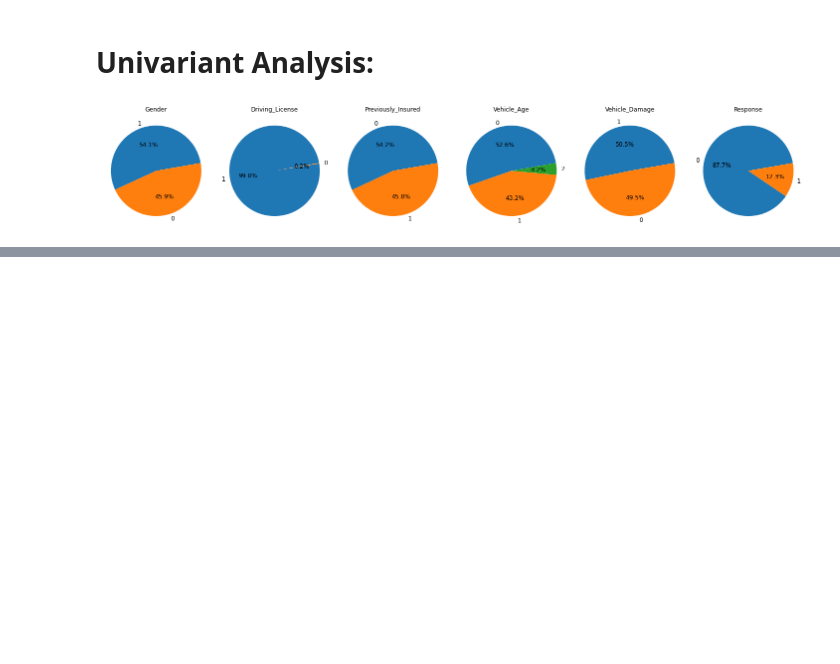
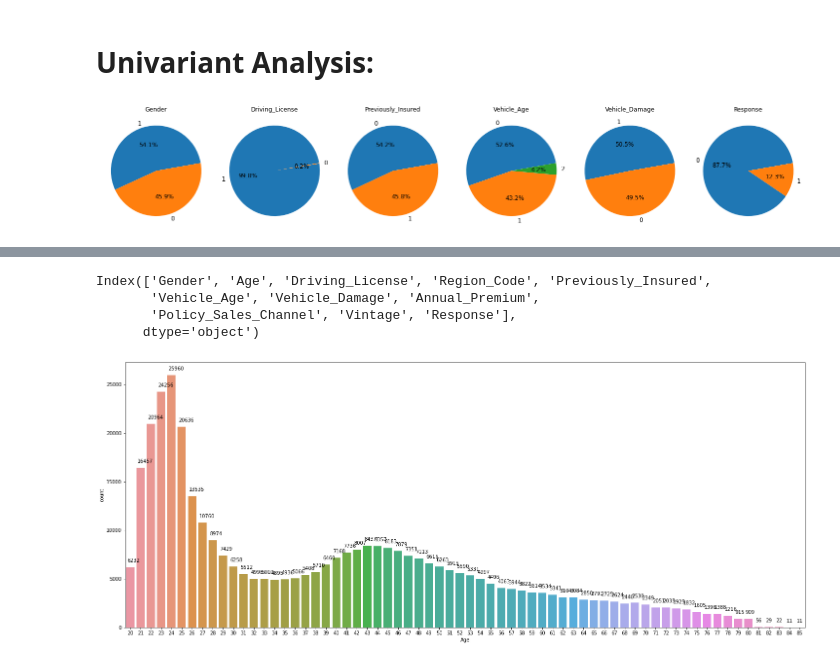
Before and after one commit to 143biswajit/HEALTH-INSURANCE-CROSS-SELL-PREDICTION, a Jupyter notebook: HEALTH_INSURANCE_CROSS_SELL_PREDICTION.ipynb, the cells around one changed output, grey strips where cells are left out. Cells and saved outputs as stored; diff of their text form; code cells hidden in the pictures; blank space fills up the shorter version.

```diff
--- a/HEALTH_INSURANCE_CROSS_SELL_PREDICTION.ipynb
+++ b/HEALTH_INSURANCE_CROSS_SELL_PREDICTION.ipynb
@@ -362,0 +374,15 @@ for i, c in enumerate(df[categorical_data]):
+# %%
+df.columns
+# %% [output]
+Index(['Gender', 'Age', 'Driving_License', 'Region_Code', 'Previously_Insured',
+       'Vehicle_Age', 'Vehicle_Damage', 'Annual_Premium',
+       'Policy_Sales_Channel', 'Vintage', 'Response'],
+      dtype='object')
+# %%
+from seaborn.categorical import countplot
+plt.figure(figsize  = (25,10))
+ax = countplot(x = 'Age' ,data= df )
+for p in ax.patches:
+    ax.annotate((p.get_height()), (p.get_x() +0.1, p.get_height()+500))
+# %% [output]
+[figure, added]
```
Also changed, not shown: parts of 22 cells of this notebook.
